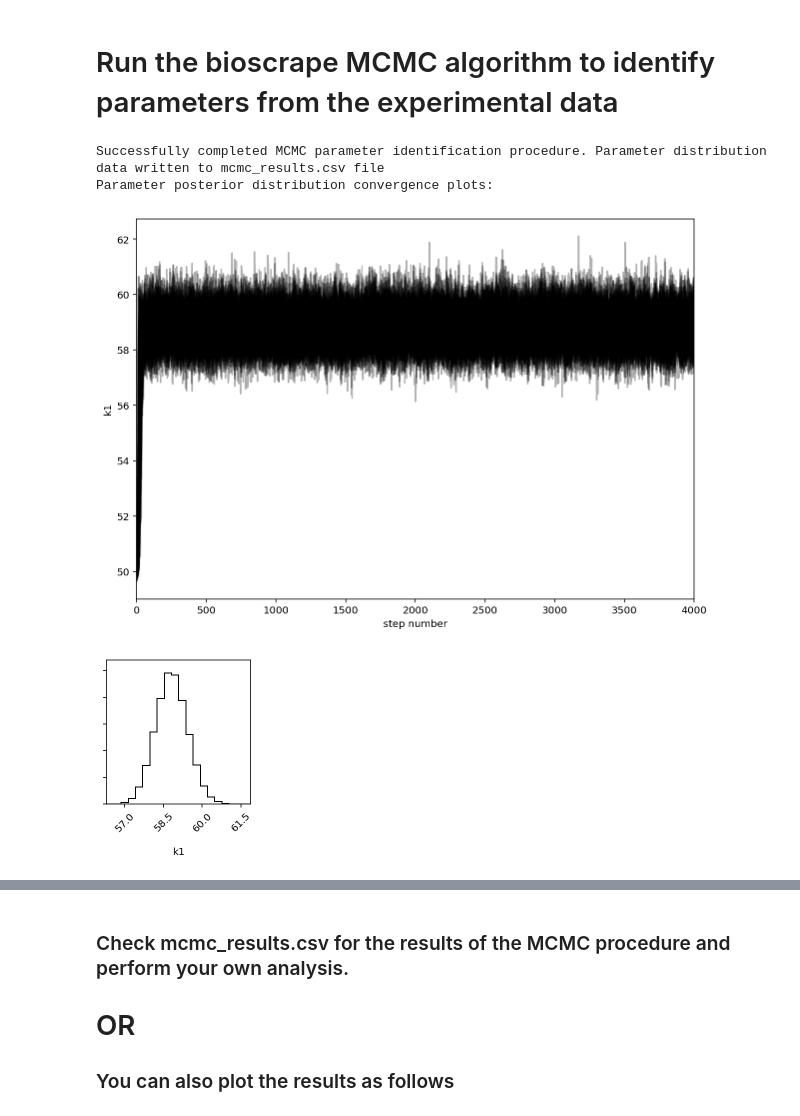
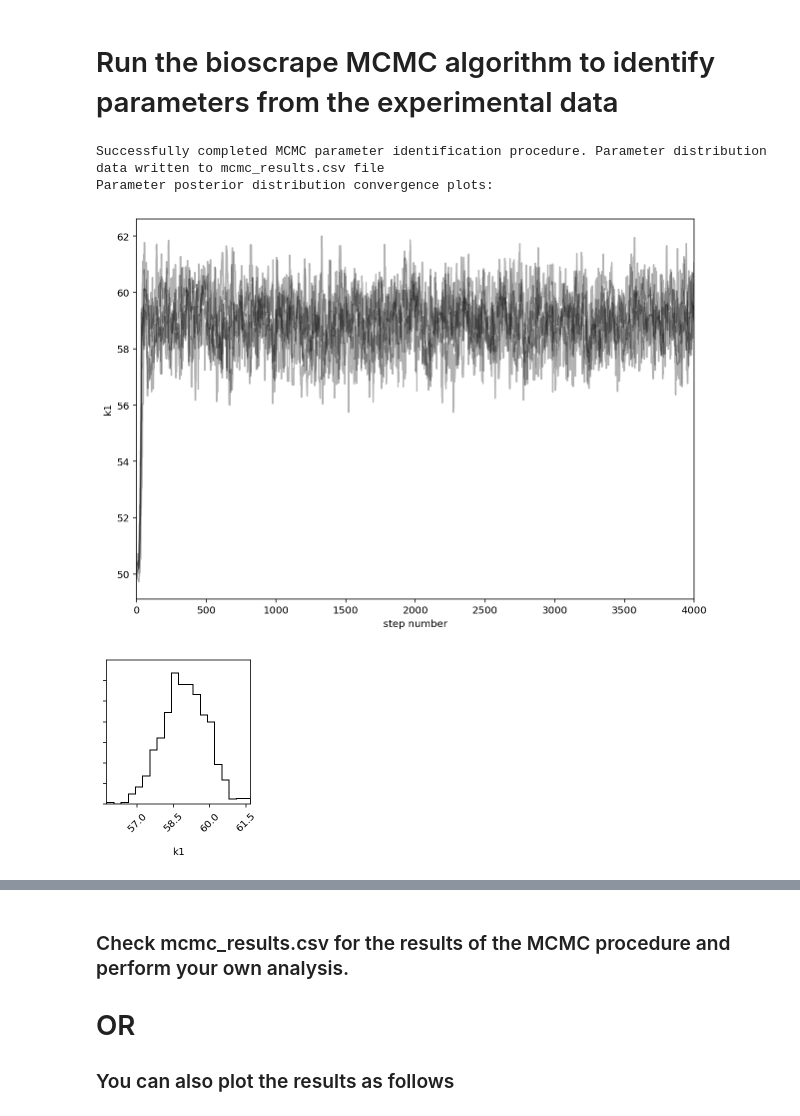
Before and after one commit to biocircuits/bioscrape, a Jupyter notebook: inference examples/Multiple trajectories initial conditions.ipynb, the cells around one changed output, grey strips where cells are left out. Cells and saved outputs as stored; diff of their text form; code cells hidden in the pictures.

```diff
--- a/inference examples/Multiple trajectories initial conditions.ipynb
+++ b/inference examples/Multiple trajectories initial conditions.ipynb
@@ -102,36 +102,36 @@ pid = initialize_mcmc(Model = M)
 # Import a CSV file for each experiment run
 exp_data = []
 for i in range(num_trajectories):
     df = pd.read_csv('birth_death_data_multiple_conditions.csv', usecols = ['timepoints', 'X'+str(i)])
     df.columns = ['timepoints', 'X']
     exp_data.append(df)
 
 pid.set_exp_data(exp_data)
 # pid.set_exp_data(list_of_dfs)
 pid.set_measurements(['X'])
 pid.set_time_column(['timepoints'])
 # pid.set_params_to_estimate(['k1','d1'])
 pid.set_params_to_estimate(['k1'])
 pid.set_initial_conditions(initial_condition_list)
-pid.set_nwalkers(100)
+pid.set_nwalkers(5)
 pid.set_init_seed(0.15)
 pid.set_nsteps(4000)
 pid.set_sim_type('deterministic')
 
 # Higher the probability threshold, you have wider priors.
 # Allowing lower probabilities with lower threshold implies stricter priors.
 # prior = {'d1' : ['gaussian', 0, 10, 1e-3], 'k1' : ['gaussian', 0, 50, 1e-4]}
 # prior = {'k1' : ['uniform', 0, 100],'d1' : ['uniform',0,10]}
 prior = {'k1' : ['uniform', 0, 100]}
 pid.set_prior(prior)
 
 sampler = pid.run_mcmc()
 pid.plot_mcmc_results(sampler);
 # %% [output]
 Successfully completed MCMC parameter identification procedure. Parameter distribution data written to mcmc_results.csv file
 Parameter posterior distribution convergence plots:
-[figure, old version]
+[figure, new version]
-[figure, old version]
+[figure, new version]
 # %%
 pid.plot_mcmc_results(sampler);
 # %% [output]
```
Also changed, not shown: parts of 7 cells of this notebook, 11 other files.
